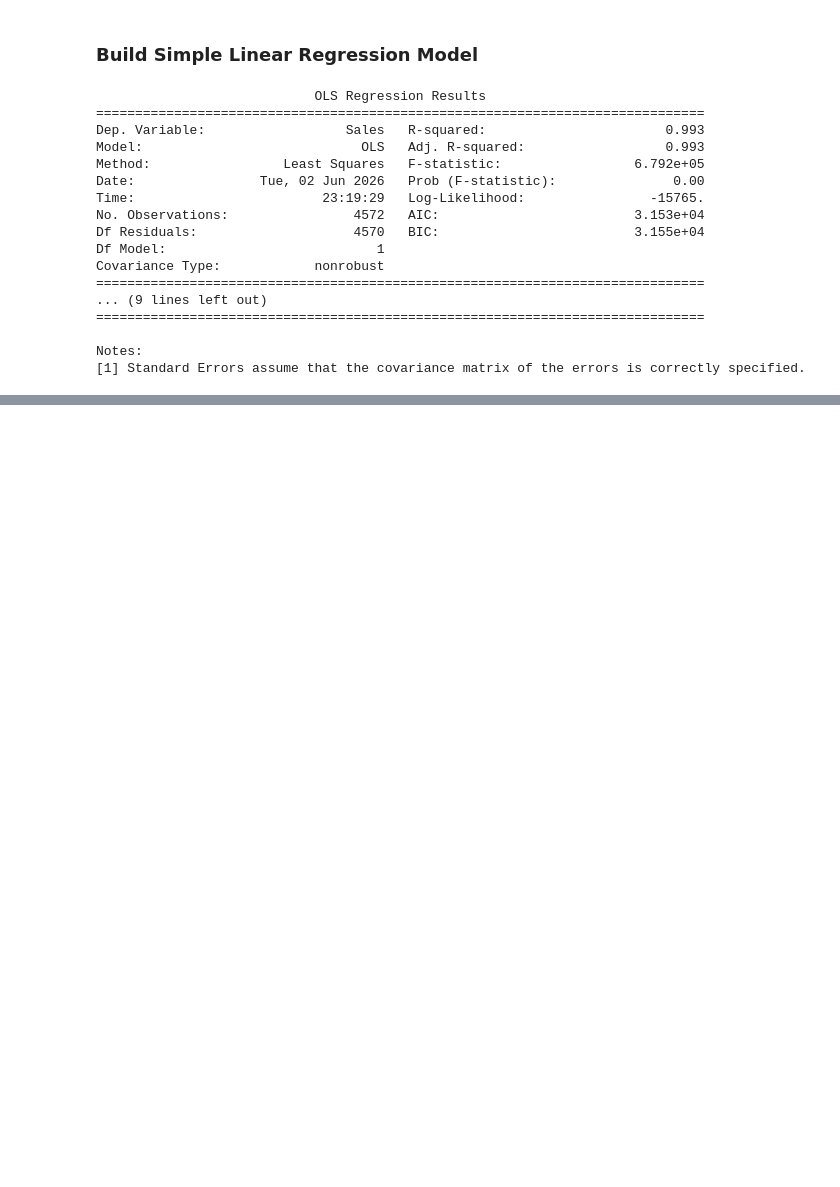
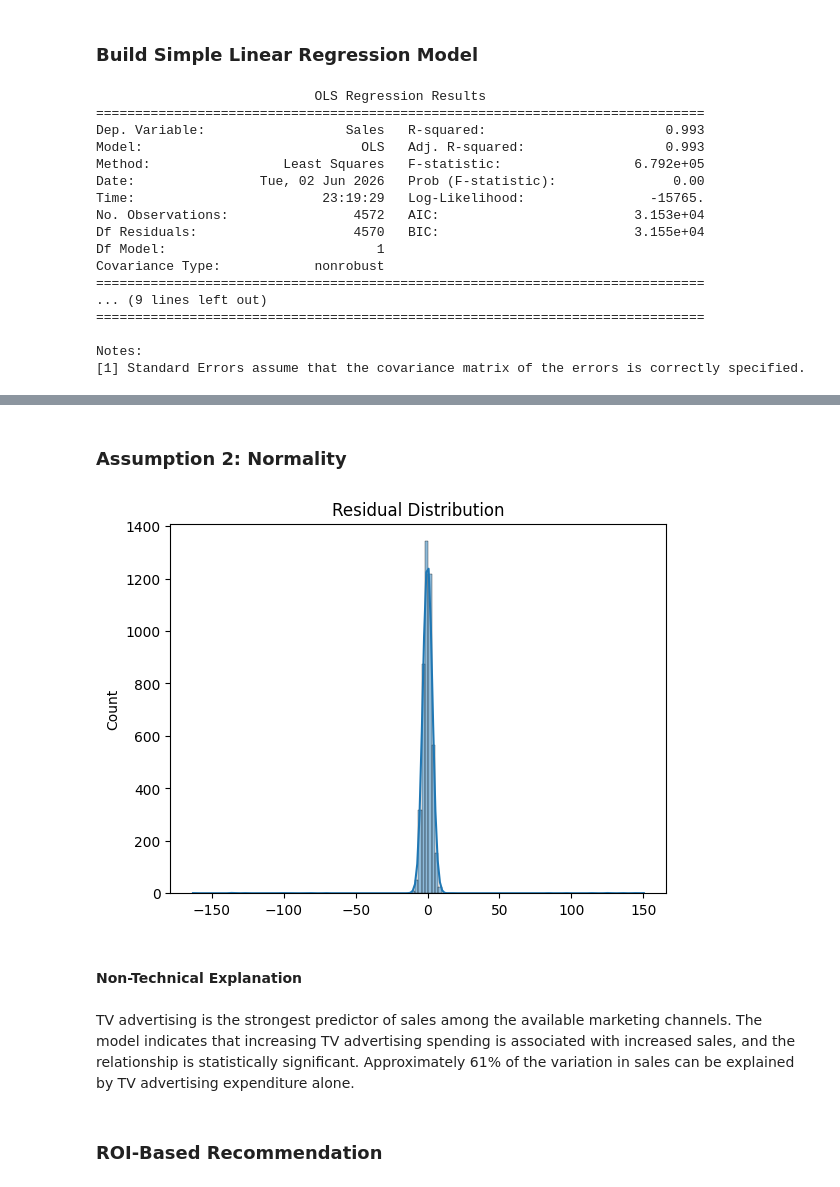
Before and after one commit to lamilekan263/Marketing-ROI-Analysis, a Jupyter notebook: notebooks/regression_analysis.ipynb, the cells around one changed output, grey strips where cells are left out. Cells and saved outputs as stored; diff of their text form; code cells hidden in the pictures; blank space fills up the shorter version.

```diff
--- a/notebooks/regression_analysis.ipynb
+++ b/notebooks/regression_analysis.ipynb
@@ -118,0 +151,15 @@ Notes:
+# %% [markdown]
+### Assumption 2: Normality
+# %%
+sns.histplot(residuals, kde=True)
+
+plt.title("Residual Distribution")
+plt.show()
+# %% [output]
+[figure, added]
+# %% [markdown]
+#### Non-Technical Explanation
+# %% [markdown]
+TV advertising is the strongest predictor of sales among the available marketing channels. The model indicates that increasing TV advertising spending is associated with increased sales, and the relationship is statistically significant. Approximately 61% of the variation in sales can be explained by TV advertising expenditure alone.
+# %% [markdown]
+### ROI-Based Recommendation
```
Also changed, not shown: parts of 8 cells of this notebook, 1 other file.
